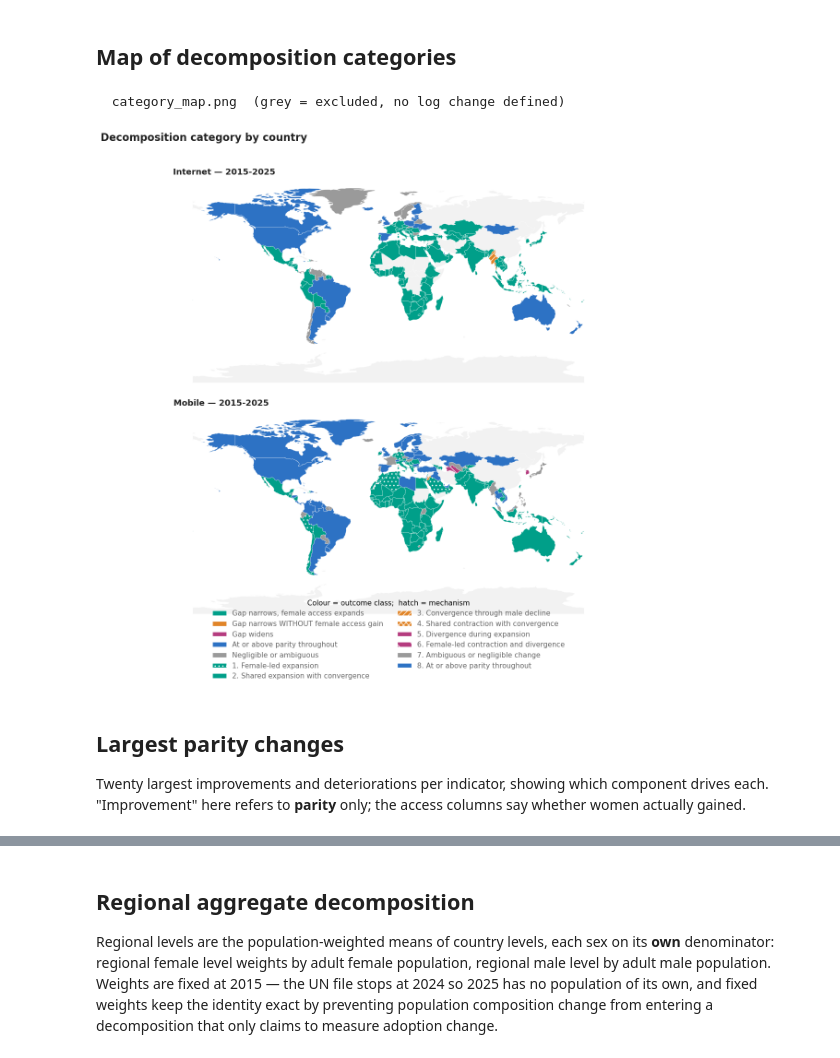
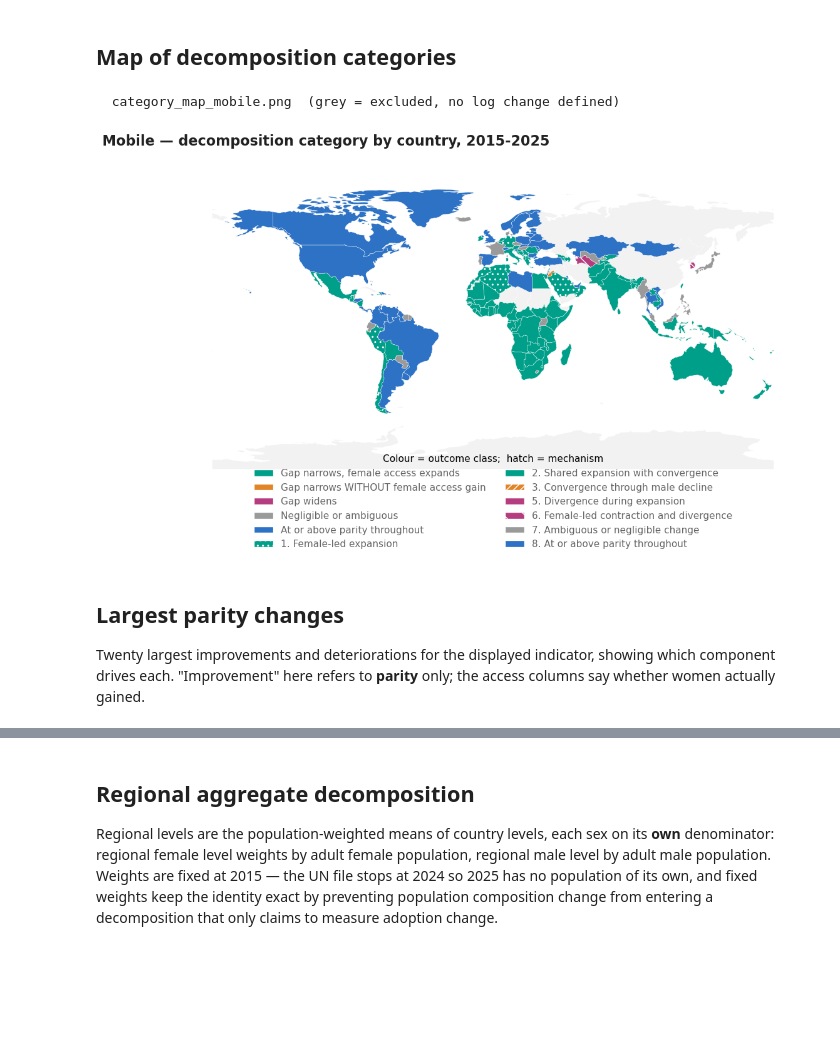
Before and after one commit to vallerrr/dgg_national, a Jupyter notebook: src/analysis_notebooks/06_coherent_ggi_decomposition.ipynb, the cells around one changed output, grey strips where cells are left out. Cells and saved outputs as stored; diff of their text form; code cells hidden in the pictures; blank space fills up the shorter version.

```diff
--- a/src/analysis_notebooks/06_coherent_ggi_decomposition.ipynb
+++ b/src/analysis_notebooks/06_coherent_ggi_decomposition.ipynb
@@ -362,35 +456,32 @@ fig.savefig(FIGDIR / 'female_vs_male_growth.png', dpi=STYLE['dpi'], bbox_inches=
 ## Map of decomposition categories
 # %%
 world = utils.load_world()
-fig, axes = plt.subplots(2, 1, figsize=(13, 12))
+fig, ax = plt.subplots(figsize=(13, 6.5))
 
-for ax, indicator in zip(axes, params.COHERENT_GGI['indicators']):
-    block = country[(country['interval'] == PRIMARY) & (country['indicator'] == indicator)]
-    merged = world.merge(block[['gid_0', 'category']], left_on='iso_a3', right_on='gid_0', how='left')
+block = at(country)
+merged = world.merge(block[['gid_0', 'category']], left_on='iso_a3', right_on='gid_0', how='left')
 
-    world.plot(ax=ax, color='#f2f2f2', edgecolor='white', linewidth=0.3)
-    for code_ in sorted(block['category'].dropna().unique()):
-        sub = merged[merged['category'] == code_]
-        if len(sub):
-            sub.plot(ax=ax, edgecolor='white', linewidth=0.3, **cat_style(code_))
-    ax.set_title(f'{indicator.capitalize()} — {PRIMARY}', fontsize=STYLE['label_fs'],
-                 color=INK, fontweight='bold', loc='left')
-    ax.axis('off')
+world.plot(ax=ax, color='#f2f2f2', edgecolor='white', linewidth=0.3)
+for code_ in sorted(block['category'].dropna().unique()):
+    sub = merged[merged['category'] == code_]
+    if len(sub):
+        sub.plot(ax=ax, edgecolor='white', linewidth=0.3, **cat_style(code_))
+ax.axis('off')
 
-fig.legend(handles=class_handles + handles, loc='lower center', ncol=2, frameon=False,
-           fontsize=STYLE['tick_fs'], labelcolor=MUTED, bbox_to_anchor=(0.5, -0.02),
+fig.legend(handles=legend_handles(block['category'].dropna()), loc='lower center', ncol=2,
+           frameon=False, fontsize=STYLE['tick_fs'], labelcolor=MUTED, bbox_to_anchor=(0.5, -0.06),
            title='Colour = outcome class;  hatch = mechanism', title_fontsize=STYLE['tick_fs'])
-fig.suptitle('Decomposition category by country', fontsize=STYLE['title_fs'],
-             color=INK, fontweight='bold', x=0.02, ha='left')
-fig.tight_layout(rect=[0, 0.08, 1, 0.96])
-fig.savefig(FIGDIR / 'category_map.png', dpi=STYLE['dpi'], bbox_inches='tight')
-print('  category_map.png  (grey = excluded, no log change defined)')
+fig.suptitle(f'{INDICATOR.capitalize()} — decomposition category by country, {PRIMARY}',
+             fontsize=STYLE['title_fs'], color=INK, fontweight='bold', x=0.02, ha='left')
+fig.tight_layout(rect=[0, 0.10, 1, 0.96])
+fig.savefig(FIGDIR / f'category_map_{INDICATOR}.png', dpi=STYLE['dpi'], bbox_inches='tight')
+print(f'  category_map_{INDICATOR}.png  (grey = excluded, no log change defined)')
 # %% [output]
-  category_map.png  (grey = excluded, no log change defined)
+  category_map_mobile.png  (grey = excluded, no log change defined)
-[figure, old version]
+[figure, new version]
 # %% [markdown]
 ## Largest parity changes
 
-Twenty largest improvements and deteriorations per indicator, showing which component drives each.
+Twenty largest improvements and deteriorations for the displayed indicator, showing which component drives each.
 "Improvement" here refers to **parity** only; the access columns say whether women actually gained.
 # %%
```
Also changed, not shown: parts of 15 cells of this notebook, 29 other files.
